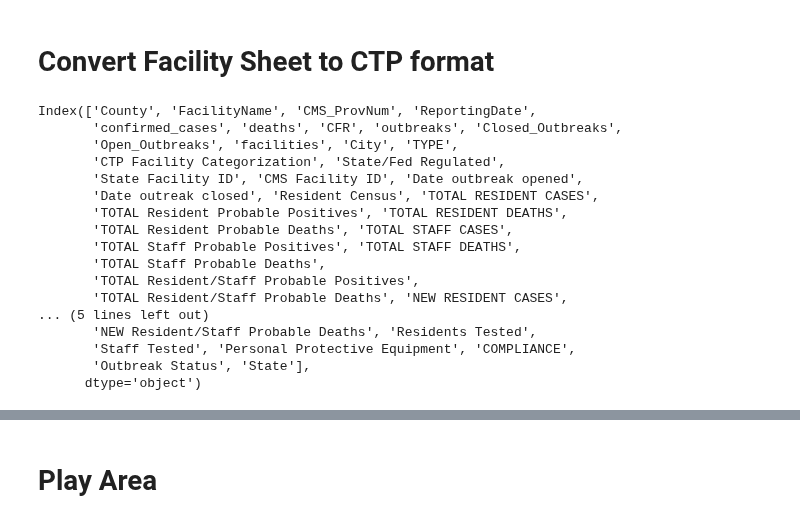
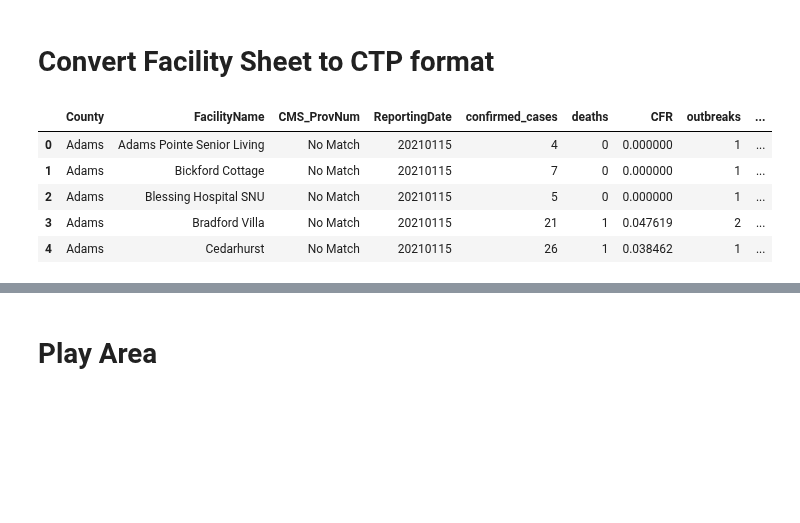
Before and after one commit to JaviThomas/Covid-County-LTC-Analysis, a Jupyter notebook: IL_LTC_Get_n_Process.ipynb, the cells around one changed output, grey strips where cells are left out. Drawn from its saved outputs; the diff is of its cells as text; code cells hidden in the pictures; blank space fills up the shorter version.

```diff
--- a/IL_LTC_Get_n_Process.ipynb
+++ b/IL_LTC_Get_n_Process.ipynb
@@ -249,22 +221,11 @@ df_facilities['ReportingDate'] = reporting_date.replace('-', '')
 df_facilities.rename(columns={'FacilityName2': 'FacilityName'}, inplace=True)
 df_facilities[CTP_cols].to_csv('Reporting_data/IL_' + reporting_date + '_Facilities_LTC_data_vCTP.csv', index=False)
 # %%
-df_facilities.columns
+df_facilities.head()
 # %% [output]
-Index(['County', 'FacilityName', 'CMS_ProvNum', 'ReportingDate',
-       'confirmed_cases', 'deaths', 'CFR', 'outbreaks', 'Closed_Outbreaks',
-       'Open_Outbreaks', 'facilities', 'City', 'TYPE',
-       'CTP Facility Categorization', 'State/Fed Regulated',
-       'State Facility ID', 'CMS Facility ID', 'Date outbreak opened',
-       'Date outreak closed', 'Resident Census', 'TOTAL RESIDENT CASES',
-       'TOTAL Resident Probable Positives', 'TOTAL RESIDENT DEATHS',
-       'TOTAL Resident Probable Deaths', 'TOTAL STAFF CASES',
-       'TOTAL Staff Probable Positives', 'TOTAL STAFF DEATHS',
-       'TOTAL Staff Probable Deaths',
-       'TOTAL Resident/Staff Probable Positives',
-       'TOTAL Resident/Staff Probable Deaths', 'NEW RESIDENT CASES',
-... (5 lines left out)
-       'NEW Resident/Staff Probable Deaths', 'Residents Tested',
-       'Staff Tested', 'Personal Protective Equipment', 'COMPLIANCE',
-       'Outbreak Status', 'State'],
-      dtype='object')
+|  | County | FacilityName | CMS_ProvNum | ReportingDate | confirmed_cases | deaths | CFR | outbreaks | ... |
+| 0 | Adams | Adams Pointe Senior Living | No Match | 20210115 | 4 | 0 | 0.000000 | 1 | ... |
+| 1 | Adams | Bickford Cottage | No Match | 20210115 | 7 | 0 | 0.000000 | 1 | ... |
+| 2 | Adams | Blessing Hospital SNU | No Match | 20210115 | 5 | 0 | 0.000000 | 1 | ... |
+| 3 | Adams | Bradford Villa | No Match | 20210115 | 21 | 1 | 0.047619 | 2 | ... |
+| 4 | Adams | Cedarhurst | No Match | 20210115 | 26 | 1 | 0.038462 | 1 | ... |
```
Also changed, not shown: parts of 26 cells of this notebook, 7 other files.
